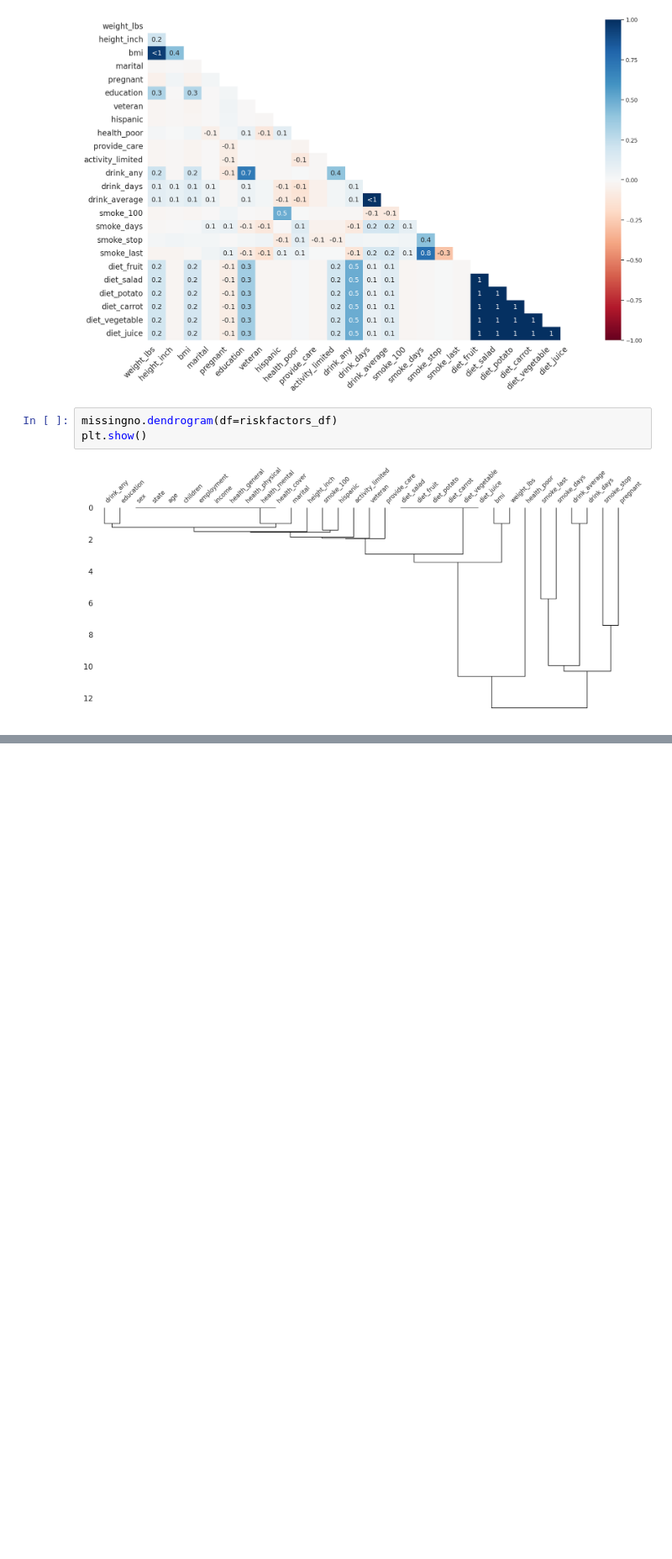
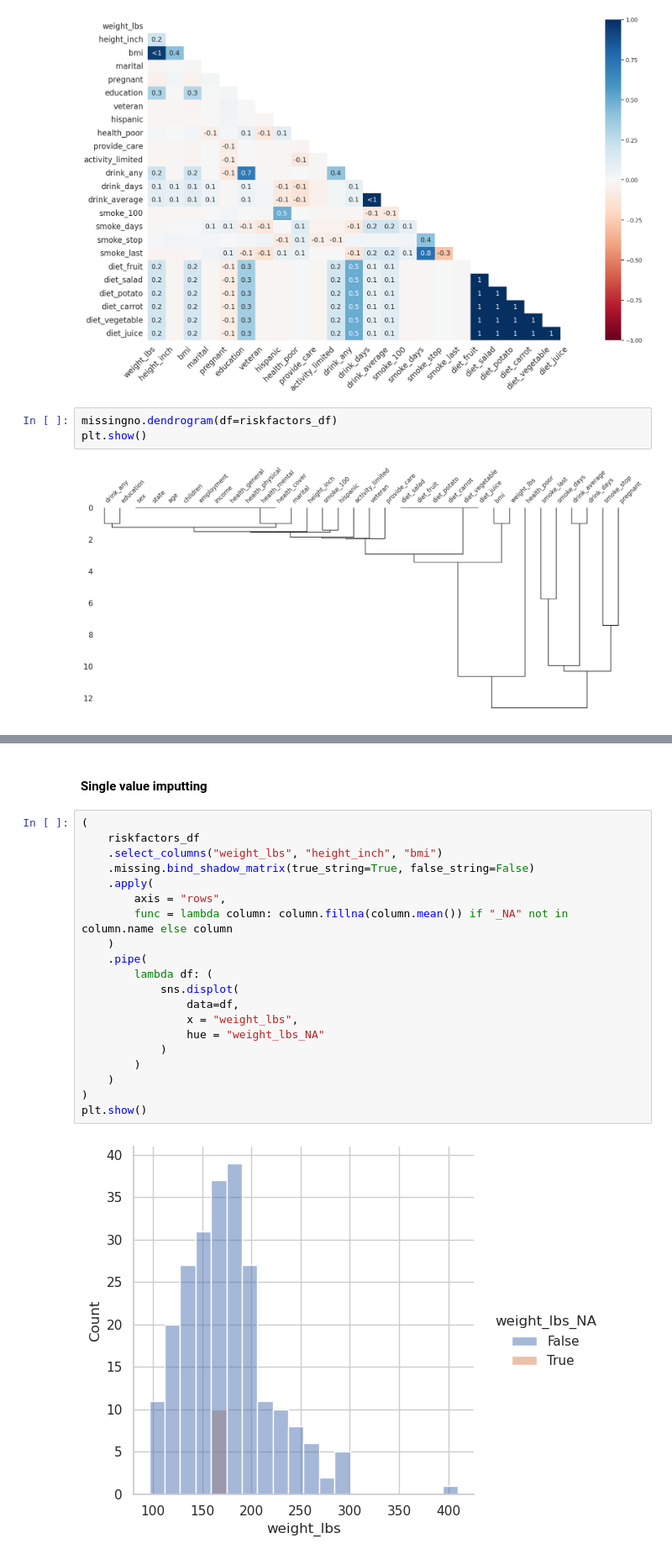
Before and after one commit to fenilenvinileno97/missing-values, a Jupyter notebook: notebooks/exploration.ipynb, the cells around one changed output, grey strips where cells are left out. Shown at 84% size. Drawn from its saved outputs; the diff is of its cells as text; blank space fills up the shorter version.

```diff
--- a/notebooks/exploration.ipynb
+++ b/notebooks/exploration.ipynb
@@ -980,0 +1115,24 @@ plt.show()
+# %% [markdown]
+#### Single value imputting
+# %%
+(
+    riskfactors_df
+    .select_columns("weight_lbs", "height_inch", "bmi")
+    .missing.bind_shadow_matrix(true_string=True, false_string=False)
+    .apply(
+        axis = "rows",
+        func = lambda column: column.fillna(column.mean()) if "_NA" not in column.name else column
+    )
+    .pipe(
+        lambda df: (
+            sns.displot(
+                data=df,
+                x = "weight_lbs",
+                hue = "weight_lbs_NA"
+            )
+        )
+    )
+)
+plt.show()
+# %% [output]
+[figure, added]
```
Also changed, not shown: parts of 24 cells of this notebook.
